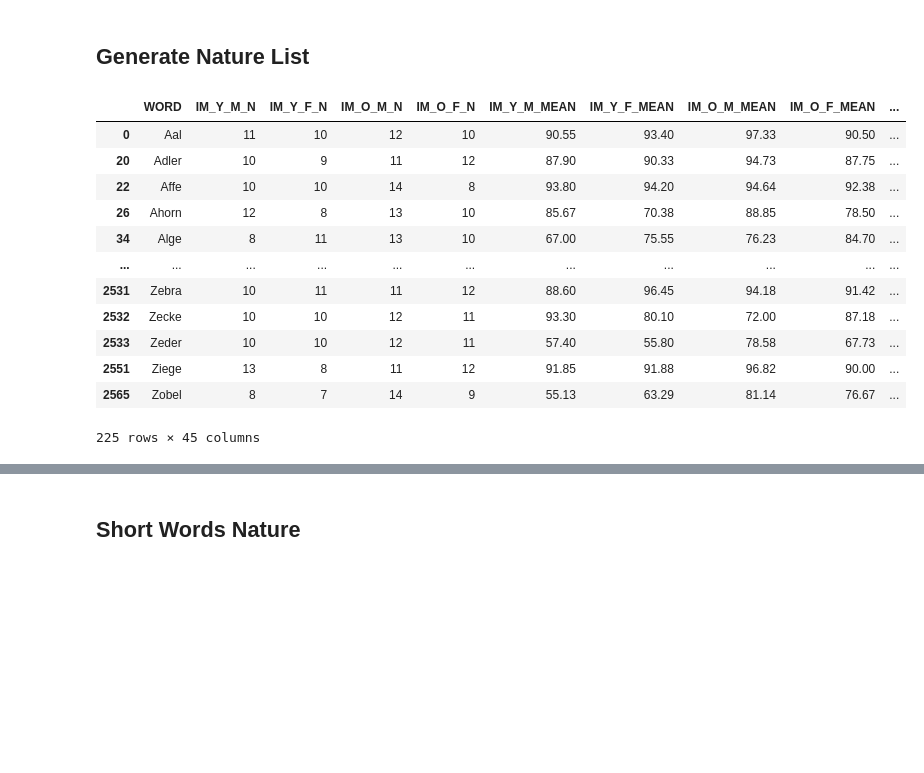
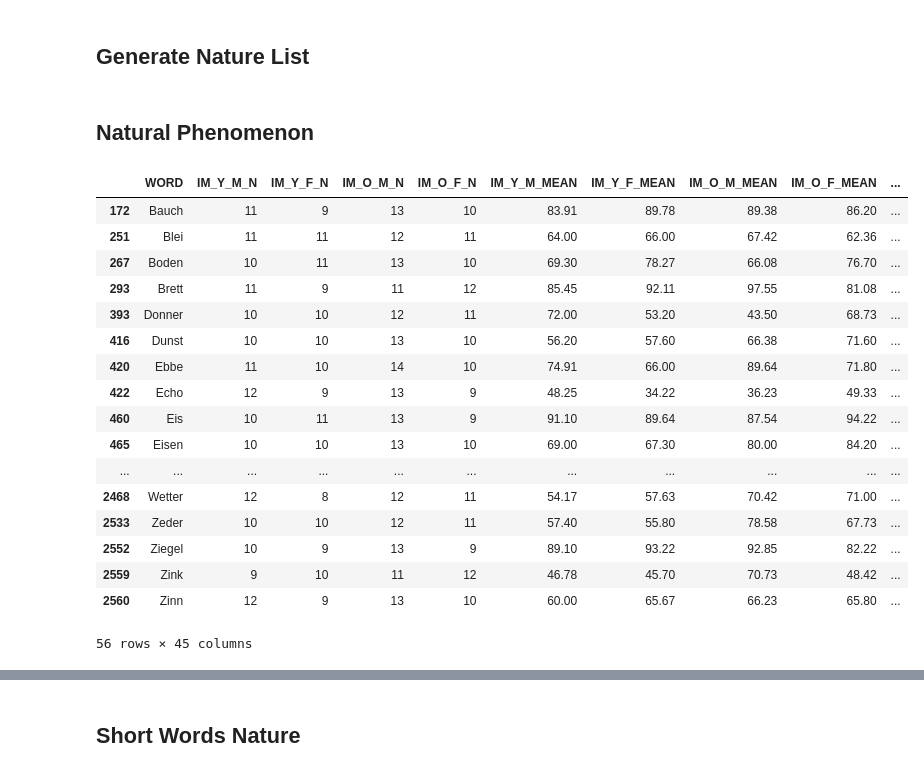
Before and after one commit to AlfredSwitchog/NeuroLab_3.10, a Jupyter notebook: PsychoPy/generate_word_pair_list.ipynb, the cells around one changed output, grey strips where cells are left out. Drawn from its saved outputs; the diff is of its cells as text; code cells hidden in the pictures; blank space fills up the shorter version.

```diff
--- a/PsychoPy/generate_word_pair_list.ipynb
+++ b/PsychoPy/generate_word_pair_list.ipynb
@@ -150,19 +158,28 @@ def generate_word_pairs(df1, list_of_condition_pairs, num_pairs_per_condition, s
 #list_test
 # %% [markdown]
 ## Generate Nature List
-# %%
-Emo_short_words_nature
-# %% [output]
-|  | WORD | IM_Y_M_N | IM_Y_F_N | IM_O_M_N | IM_O_F_N | IM_Y_M_MEAN | IM_Y_F_MEAN | IM_O_M_MEAN | IM_O_F_MEAN | ... |
-| 0 | Aal | 11 | 10 | 12 | 10 | 90.55 | 93.40 | 97.33 | 90.50 | ... |
-| 20 | Adler | 10 | 9 | 11 | 12 | 87.90 | 90.33 | 94.73 | 87.75 | ... |
-| 22 | Affe | 10 | 10 | 14 | 8 | 93.80 | 94.20 | 94.64 | 92.38 | ... |
-| 26 | Ahorn | 12 | 8 | 13 | 10 | 85.67 | 70.38 | 88.85 | 78.50 | ... |
-| 34 | Alge | 8 | 11 | 13 | 10 | 67.00 | 75.55 | 76.23 | 84.70 | ... |
-| ... | ... | ... | ... | ... | ... | ... | ... | ... | ... | ... |
-| 2531 | Zebra | 10 | 11 | 11 | 12 | 88.60 | 96.45 | 94.18 | 91.42 | ... |
-| 2532 | Zecke | 10 | 10 | 12 | 11 | 93.30 | 80.10 | 72.00 | 87.18 | ... |
-| 2533 | Zeder | 10 | 10 | 12 | 11 | 57.40 | 55.80 | 78.58 | 67.73 | ... |
-| 2551 | Ziege | 13 | 8 | 11 | 12 | 91.85 | 91.88 | 96.82 | 90.00 | ... |
-| 2565 | Zobel | 8 | 7 | 14 | 9 | 55.13 | 63.29 | 81.14 | 76.67 | ... |
-225 rows × 45 columns
+# %% [markdown]
+## Natural Phenomenon
+# %%
+#Filter list for: natural phenomenon, short word, mid emotionality
+Emo_natural_entity_short_emo_mid = Emo[(Emo['length_group'] == 'short_word') & (Emo['Kategorie2'] == 'natural_entity') & (Emo['emo_condition'] == 'emo_mid')]
+Emo_natural_entity_short_emo_mid
+# %% [output]
+|  | WORD | IM_Y_M_N | IM_Y_F_N | IM_O_M_N | IM_O_F_N | IM_Y_M_MEAN | IM_Y_F_MEAN | IM_O_M_MEAN | IM_O_F_MEAN | ... |
+| 172 | Bauch | 11 | 9 | 13 | 10 | 83.91 | 89.78 | 89.38 | 86.20 | ... |
+| 251 | Blei | 11 | 11 | 12 | 11 | 64.00 | 66.00 | 67.42 | 62.36 | ... |
+| 267 | Boden | 10 | 11 | 13 | 10 | 69.30 | 78.27 | 66.08 | 76.70 | ... |
+| 293 | Brett | 11 | 9 | 11 | 12 | 85.45 | 92.11 | 97.55 | 81.08 | ... |
+| 393 | Donner | 10 | 10 | 12 | 11 | 72.00 | 53.20 | 43.50 | 68.73 | ... |
+| 416 | Dunst | 10 | 10 | 13 | 10 | 56.20 | 57.60 | 66.38 | 71.60 | ... |
+| 420 | Ebbe | 11 | 10 | 14 | 10 | 74.91 | 66.00 | 89.64 | 71.80 | ... |
+| 422 | Echo | 12 | 9 | 13 | 9 | 48.25 | 34.22 | 36.23 | 49.33 | ... |
+| 460 | Eis | 10 | 11 | 13 | 9 | 91.10 | 89.64 | 87.54 | 94.22 | ... |
+| 465 | Eisen | 10 | 10 | 13 | 10 | 69.00 | 67.30 | 80.00 | 84.20 | ... |
+| ... | ... | ... | ... | ... | ... | ... | ... | ... | ... | ... |
+| 2468 | Wetter | 12 | 8 | 12 | 11 | 54.17 | 57.63 | 70.42 | 71.00 | ... |
+| 2533 | Zeder | 10 | 10 | 12 | 11 | 57.40 | 55.80 | 78.58 | 67.73 | ... |
+| 2552 | Ziegel | 10 | 9 | 13 | 9 | 89.10 | 93.22 | 92.85 | 82.22 | ... |
+| 2559 | Zink | 9 | 10 | 11 | 12 | 46.78 | 45.70 | 70.73 | 48.42 | ... |
+| 2560 | Zinn | 12 | 9 | 13 | 10 | 60.00 | 65.67 | 66.23 | 65.80 | ... |
+56 rows × 45 columns
```
Also changed, not shown: parts of 32 cells of this notebook, 4 other files.
